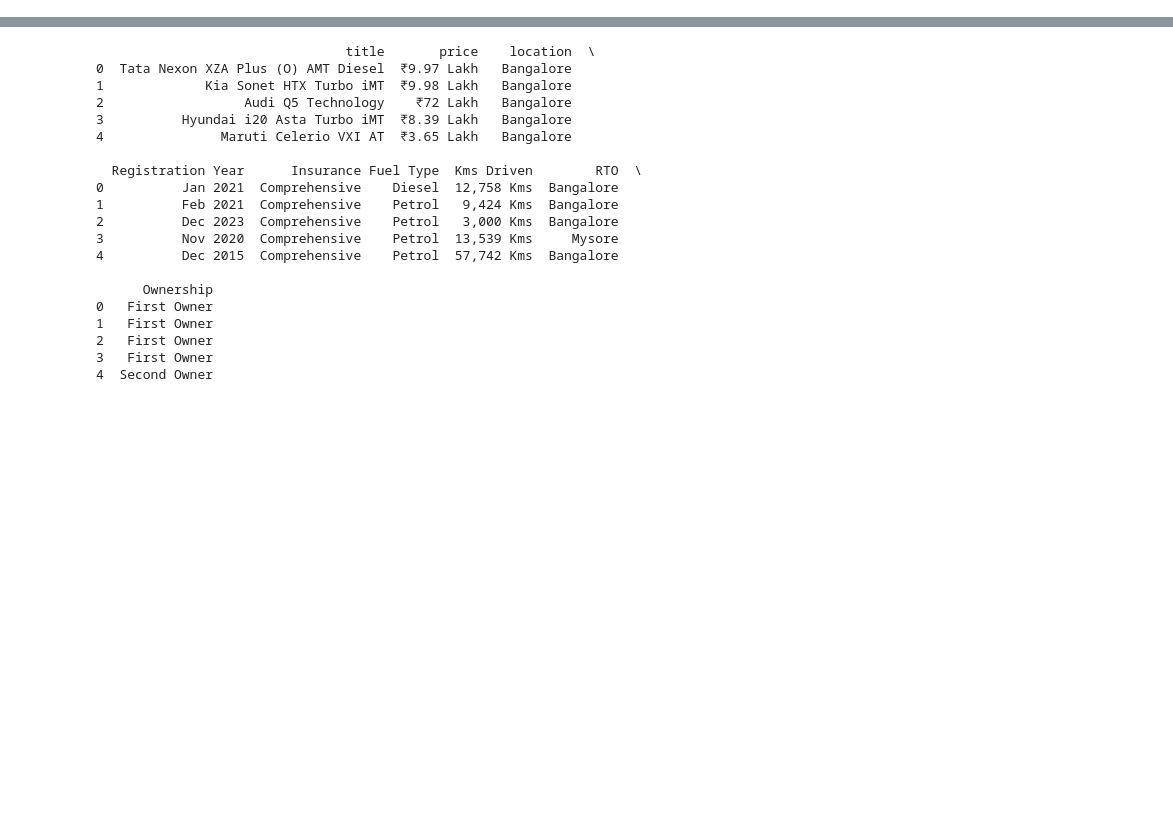
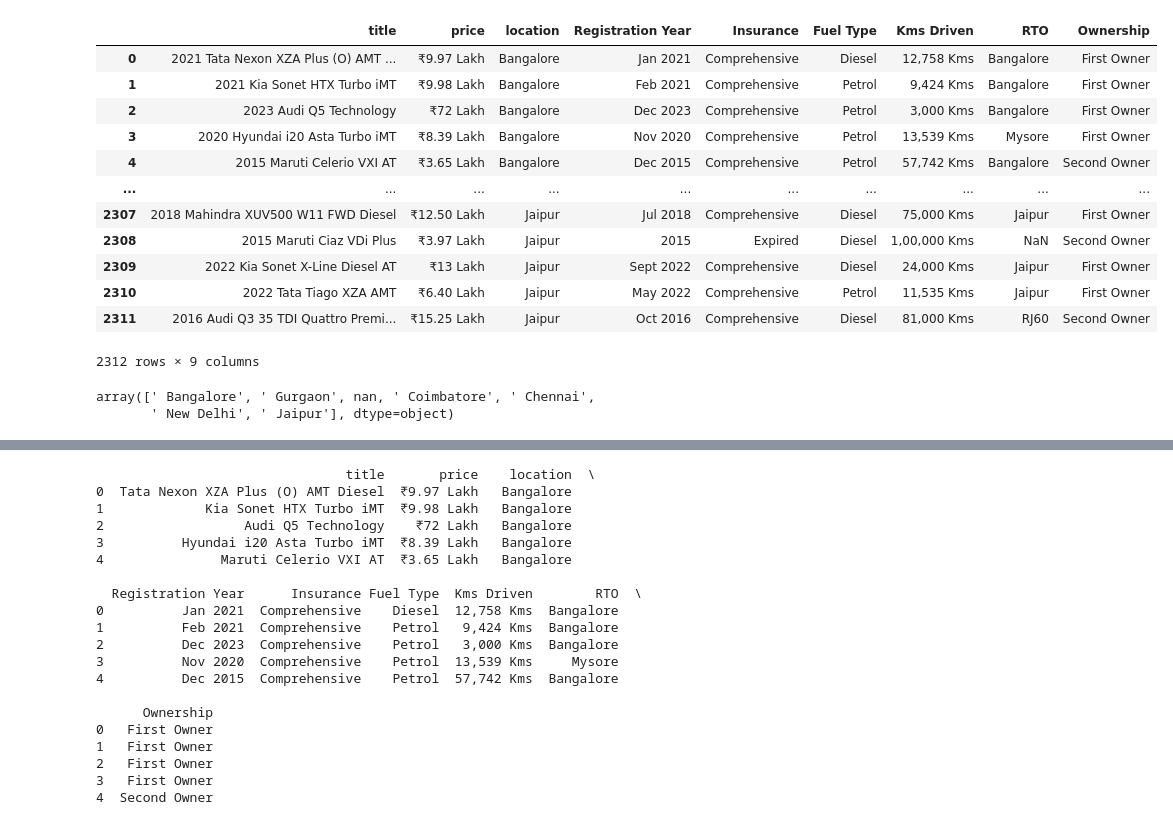
Before and after one commit to Hemanthk408/Car_rate_prediction, a Jupyter notebook: Cars_Rate.ipynb, the cells around one changed output, grey strips where cells are left out. Saved outputs shown, nothing was run; the diff lists cells and outputs as text; code cells hidden in the pictures; blank space fills up the shorter version.

```diff
--- a/Cars_Rate.ipynb
+++ b/Cars_Rate.ipynb
@@ -38,3 +32,8 @@ merged_df = pd.concat([df1, df2, df3, df4], ignore_index=True)
 
 # Save the final dataframe
 merged_df.to_csv('merged_data.csv', index=False)
+# %%
+df=pd.read_csv("/content/merged_data.csv")
+df
+
+#df1['location'] = df1['location'].str.split(',').str[1]
@@ -40,0 +54,23 @@ merged_df.to_csv('merged_data.csv', index=False)
+# %%
+df["location"]=df["location"].str.split(',').str[1]
+# %%
+df
+# %% [output]
+|  | title | price | location | Registration Year | Insurance | Fuel Type | Kms Driven | RTO | Ownership |
+| 0 | 2021 Tata Nexon XZA Plus (O) AMT ... | ₹9.97 Lakh | Bangalore | Jan 2021 | Comprehensive | Diesel | 12,758 Kms | Bangalore | First Owner |
+| 1 | 2021 Kia Sonet HTX Turbo iMT | ₹9.98 Lakh | Bangalore | Feb 2021 | Comprehensive | Petrol | 9,424 Kms | Bangalore | First Owner |
+| 2 | 2023 Audi Q5 Technology | ₹72 Lakh | Bangalore | Dec 2023 | Comprehensive | Petrol | 3,000 Kms | Bangalore | First Owner |
+| 3 | 2020 Hyundai i20 Asta Turbo iMT | ₹8.39 Lakh | Bangalore | Nov 2020 | Comprehensive | Petrol | 13,539 Kms | Mysore | First Owner |
+| 4 | 2015 Maruti Celerio VXI AT | ₹3.65 Lakh | Bangalore | Dec 2015 | Comprehensive | Petrol | 57,742 Kms | Bangalore | Second Owner |
+| ... | ... | ... | ... | ... | ... | ... | ... | ... | ... |
+| 2307 | 2018 Mahindra XUV500 W11 FWD Diesel | ₹12.50 Lakh | Jaipur | Jul 2018 | Comprehensive | Diesel | 75,000 Kms | Jaipur | First Owner |
+| 2308 | 2015 Maruti Ciaz VDi Plus | ₹3.97 Lakh | Jaipur | 2015 | Expired | Diesel | 1,00,000 Kms | NaN | Second Owner |
+| 2309 | 2022 Kia Sonet X-Line Diesel AT | ₹13 Lakh | Jaipur | Sept 2022 | Comprehensive | Diesel | 24,000 Kms | Jaipur | First Owner |
+| 2310 | 2022 Tata Tiago XZA AMT | ₹6.40 Lakh | Jaipur | May 2022 | Comprehensive | Petrol | 11,535 Kms | Jaipur | First Owner |
+| 2311 | 2016 Audi Q3 35 TDI Quattro Premi... | ₹15.25 Lakh | Jaipur | Oct 2016 | Comprehensive | Diesel | 81,000 Kms | RJ60 | Second Owner |
+2312 rows × 9 columns
+# %%
+df["location"].unique()
+# %% [output]
+array([' Bangalore', ' Gurgaon', nan, ' Coimbatore', ' Chennai',
+       ' New Delhi', ' Jaipur'], dtype=object)
```
Also changed, not shown: parts of 16 cells of this notebook.
